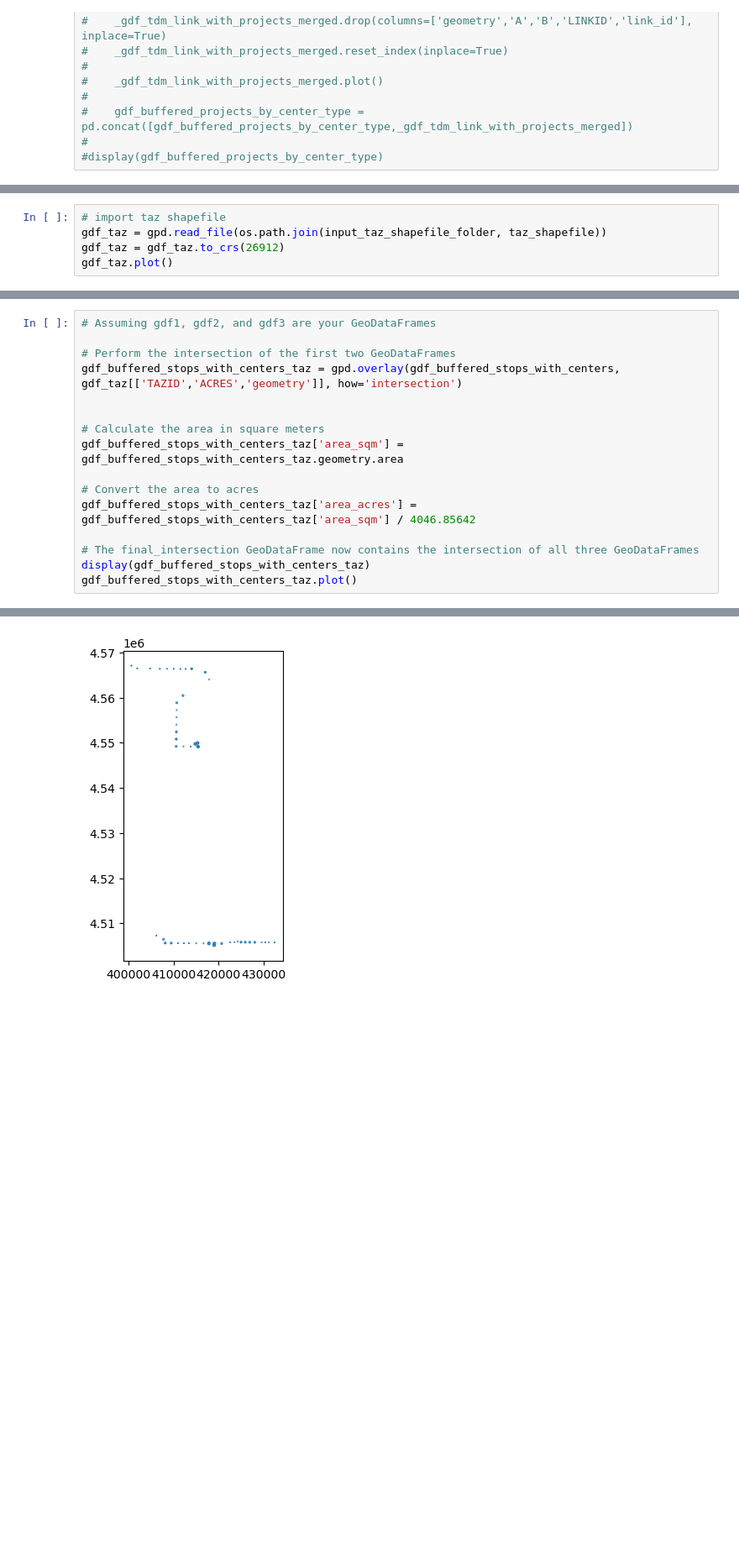
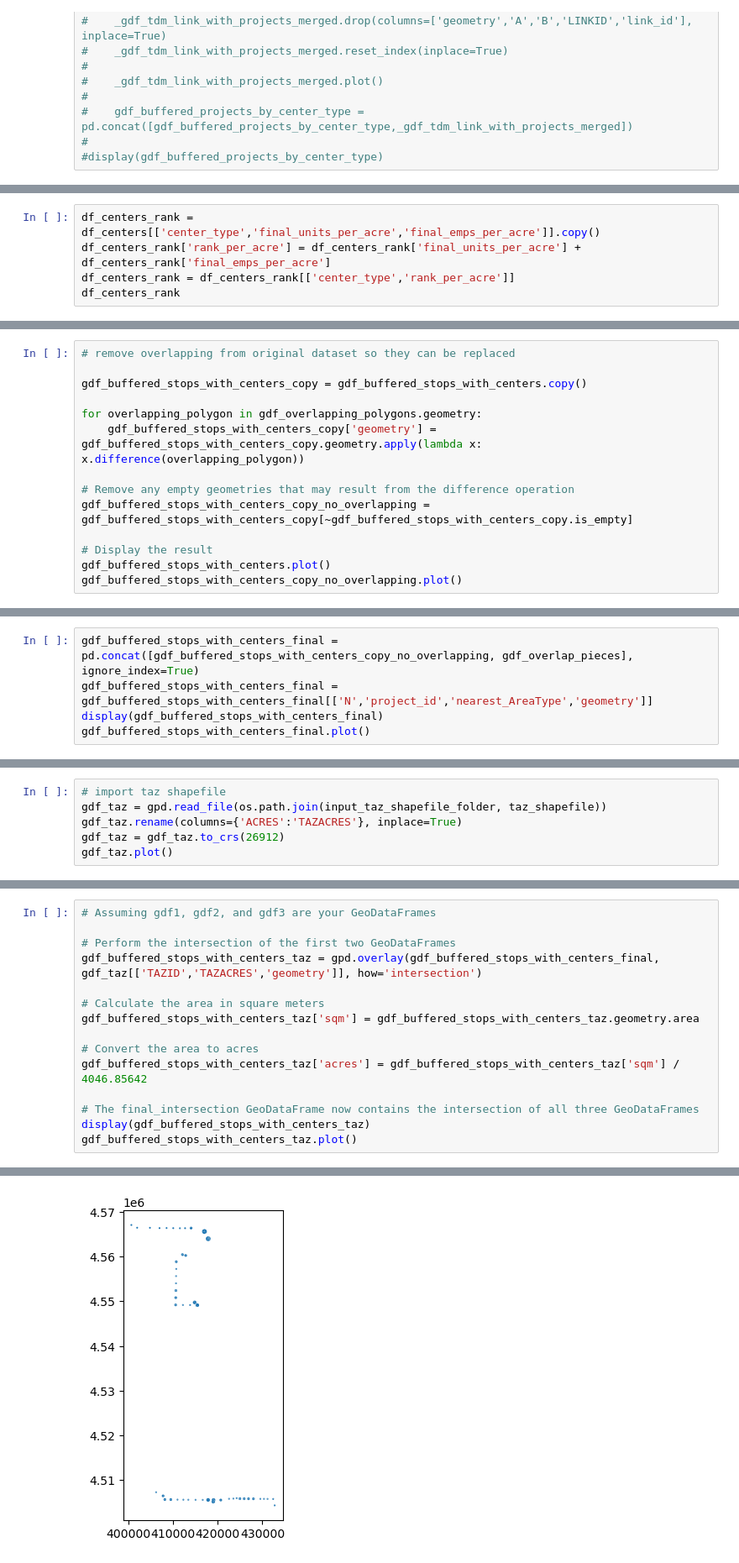
Before and after one commit to WFRCAnalytics/Wasatch-Choice-Land-Use-And-Transit-Scenario, a Jupyter notebook: 2-Prepare-Station-Areas.ipynb, the cells around one changed output, grey strips where cells are left out. Shown at 84% size. Cells and saved outputs as stored; diff of their text form; blank space fills up the shorter version.

Commit message:
Finish draft center land use review map

```diff
--- a/2-Prepare-Station-Areas.ipynb
+++ b/2-Prepare-Station-Areas.ipynb
@@ -455,0 +525,5 @@ Urban Center
+# %%
+df_centers_rank = df_centers[['center_type','final_units_per_acre','final_emps_per_acre']].copy()
+df_centers_rank['rank_per_acre'] = df_centers_rank['final_units_per_acre'] + df_centers_rank['final_emps_per_acre']
+df_centers_rank = df_centers_rank[['center_type','rank_per_acre']]
+df_centers_rank
@@ -455,0 +644,14 @@ Urban Center
+# %%
+# remove overlapping from original dataset so they can be replaced
+
+gdf_buffered_stops_with_centers_copy = gdf_buffered_stops_with_centers.copy()
+
+for overlapping_polygon in gdf_overlapping_polygons.geometry:
+    gdf_buffered_stops_with_centers_copy['geometry'] = gdf_buffered_stops_with_centers_copy.geometry.apply(lambda x: x.difference(overlapping_polygon))
+
+# Remove any empty geometries that may result from the difference operation
+gdf_buffered_stops_with_centers_copy_no_overlapping = gdf_buffered_stops_with_centers_copy[~gdf_buffered_stops_with_centers_copy.is_empty]
+
+# Display the result
+gdf_buffered_stops_with_centers.plot()
+gdf_buffered_stops_with_centers_copy_no_overlapping.plot()
@@ -455,0 +662,5 @@ Urban Center
+# %%
+gdf_buffered_stops_with_centers_final = pd.concat([gdf_buffered_stops_with_centers_copy_no_overlapping, gdf_overlap_pieces], ignore_index=True)
+gdf_buffered_stops_with_centers_final = gdf_buffered_stops_with_centers_final[['N','project_id','nearest_AreaType','geometry']]
+display(gdf_buffered_stops_with_centers_final)
+gdf_buffered_stops_with_centers_final.plot()
@@ -456,6 +687,7 @@ Urban Center
 # %%
 # import taz shapefile
 gdf_taz = gpd.read_file(os.path.join(input_taz_shapefile_folder, taz_shapefile))
+gdf_taz.rename(columns={'ACRES':'TAZACRES'}, inplace=True)
 gdf_taz = gdf_taz.to_crs(26912)
 gdf_taz.plot()
 # %% [output]
@@ -465,14 +697,13 @@ gdf_taz.plot()
 # Assuming gdf1, gdf2, and gdf3 are your GeoDataFrames
 
 # Perform the intersection of the first two GeoDataFrames
-gdf_buffered_stops_with_centers_taz = gpd.overlay(gdf_buffered_stops_with_centers, gdf_taz[['TAZID','ACRES','geometry']], how='intersection')
-
+gdf_buffered_stops_with_centers_taz = gpd.overlay(gdf_buffered_stops_with_centers_final, gdf_taz[['TAZID','TAZACRES','geometry']], how='intersection')
 
 # Calculate the area in square meters
-gdf_buffered_stops_with_centers_taz['area_sqm'] = gdf_buffered_stops_with_centers_taz.geometry.area
+gdf_buffered_stops_with_centers_taz['sqm'] = gdf_buffered_stops_with_centers_taz.geometry.area
 
 # Convert the area to acres
-gdf_buffered_stops_with_centers_taz['area_acres'] = gdf_buffered_stops_with_centers_taz['area_sqm'] / 4046.85642
+gdf_buffered_stops_with_centers_taz['acres'] = gdf_buffered_stops_with_centers_taz['sqm'] / 4046.85642
 
 # The final_intersection GeoDataFrame now contains the intersection of all three GeoDataFrames
 display(gdf_buffered_stops_with_centers_taz)
@@ -494,2 +725,2 @@ gdf_buffered_stops_with_centers_taz.plot()
 <AxesSubplot:>
-[figure, old version]
+[figure, new version]
```
Also changed, not shown: parts of 21 cells of this notebook, 43 other files.
